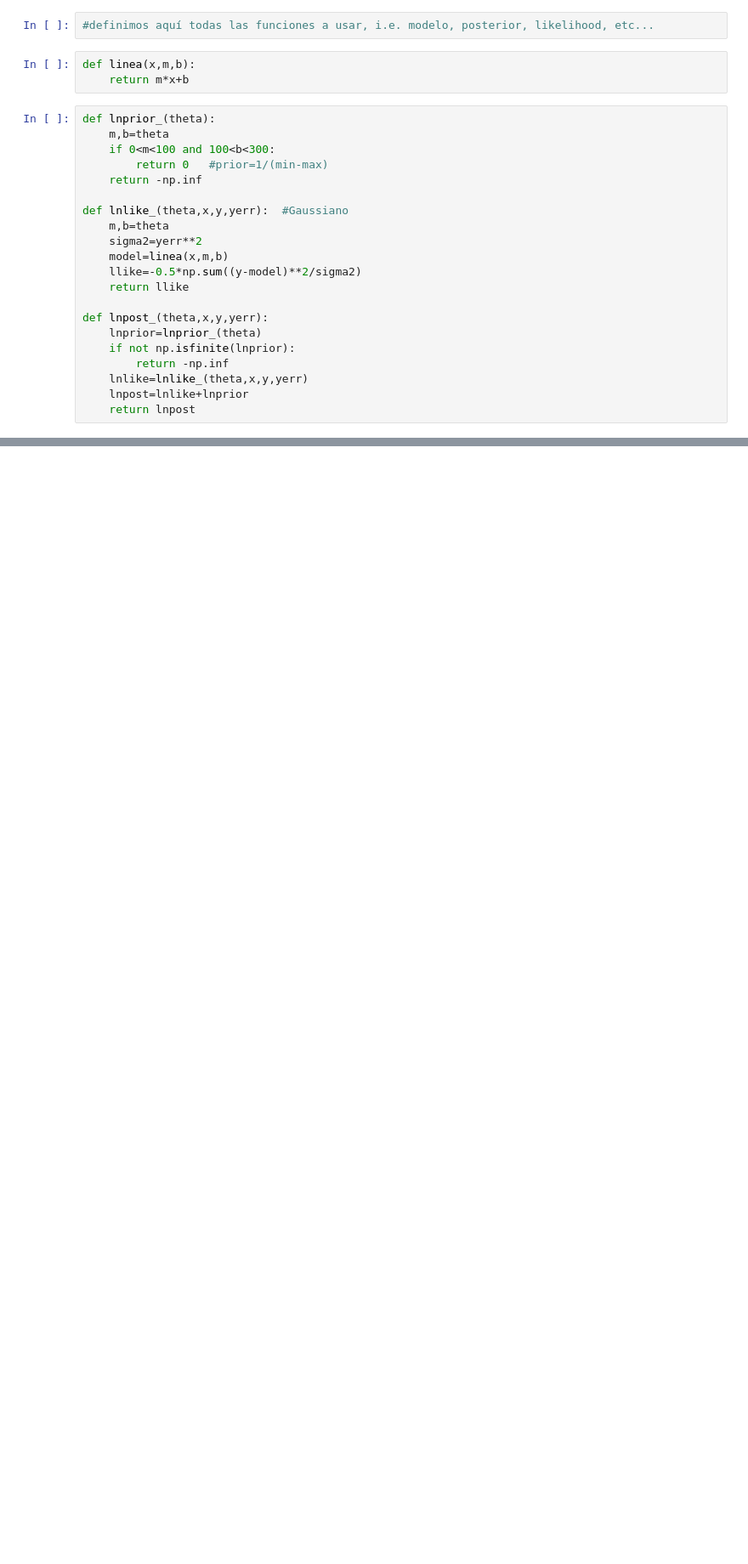
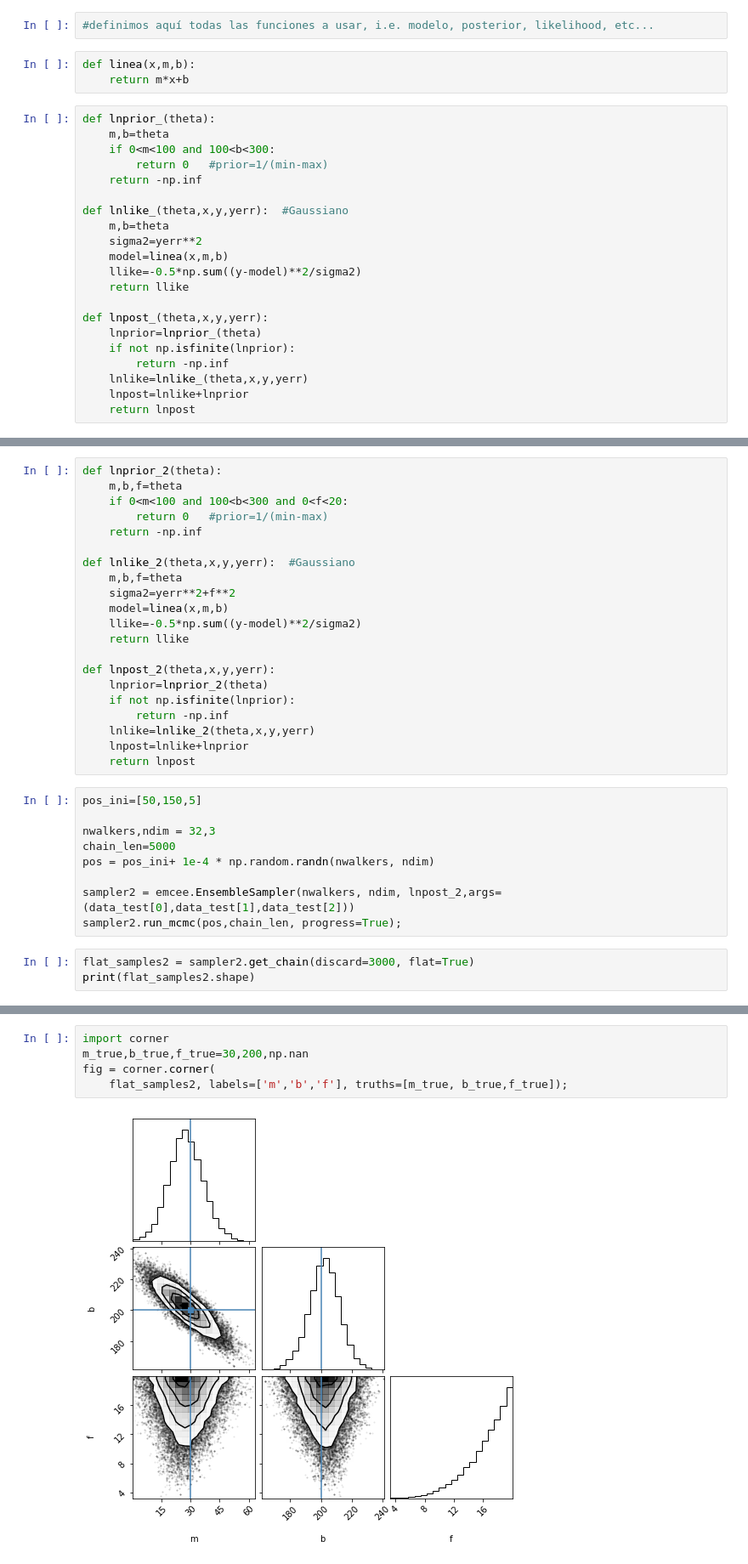
Before and after one commit to DCIDA2019/dcida2020ii-gaciaza2015, a Jupyter notebook: Nov2/fit_line_emcee.ipynb, the cells around one changed output, grey strips where cells are left out. Shown: that part at 85% size. Saved outputs shown, nothing was run; the diff lists cells and outputs as text; blank space fills up the shorter version.

Commit message:
fit_line_emcee

```diff
--- a/Nov2/fit_line_emcee.ipynb
+++ b/Nov2/fit_line_emcee.ipynb
@@ -150,0 +113,33 @@ IndexError: list index out of range
+# %%
+def lnprior_2(theta):
+    m,b,f=theta
+    if 0<m<100 and 100<b<300 and 0<f<20:
+        return 0   #prior=1/(min-max)
+    return -np.inf
+
+def lnlike_2(theta,x,y,yerr):  #Gaussiano
+    m,b,f=theta
+    sigma2=yerr**2+f**2
+    model=linea(x,m,b)
+    llike=-0.5*np.sum((y-model)**2/sigma2)
+    return llike
+
+def lnpost_2(theta,x,y,yerr):
+    lnprior=lnprior_2(theta)
+    if not np.isfinite(lnprior):
+        return -np.inf
+    lnlike=lnlike_2(theta,x,y,yerr)
+    lnpost=lnlike+lnprior
+    return lnpost
+# %%
+pos_ini=[50,150,5]
+
+nwalkers,ndim = 32,3
+chain_len=5000
+pos = pos_ini+ 1e-4 * np.random.randn(nwalkers, ndim)
+
+sampler2 = emcee.EnsembleSampler(nwalkers, ndim, lnpost_2,args=(data_test[0],data_test[1],data_test[2]))
+sampler2.run_mcmc(pos,chain_len, progress=True);
+# %%
+flat_samples2 = sampler2.get_chain(discard=3000, flat=True)
+print(flat_samples2.shape)
@@ -150,0 +148,7 @@ IndexError: list index out of range
+# %%
+import corner
+m_true,b_true,f_true=30,200,np.nan
+fig = corner.corner(
+    flat_samples2, labels=['m','b','f'], truths=[m_true, b_true,f_true]);
+# %% [output]
+[figure, added]
```
Also changed, not shown: parts of 13 cells of this notebook.
